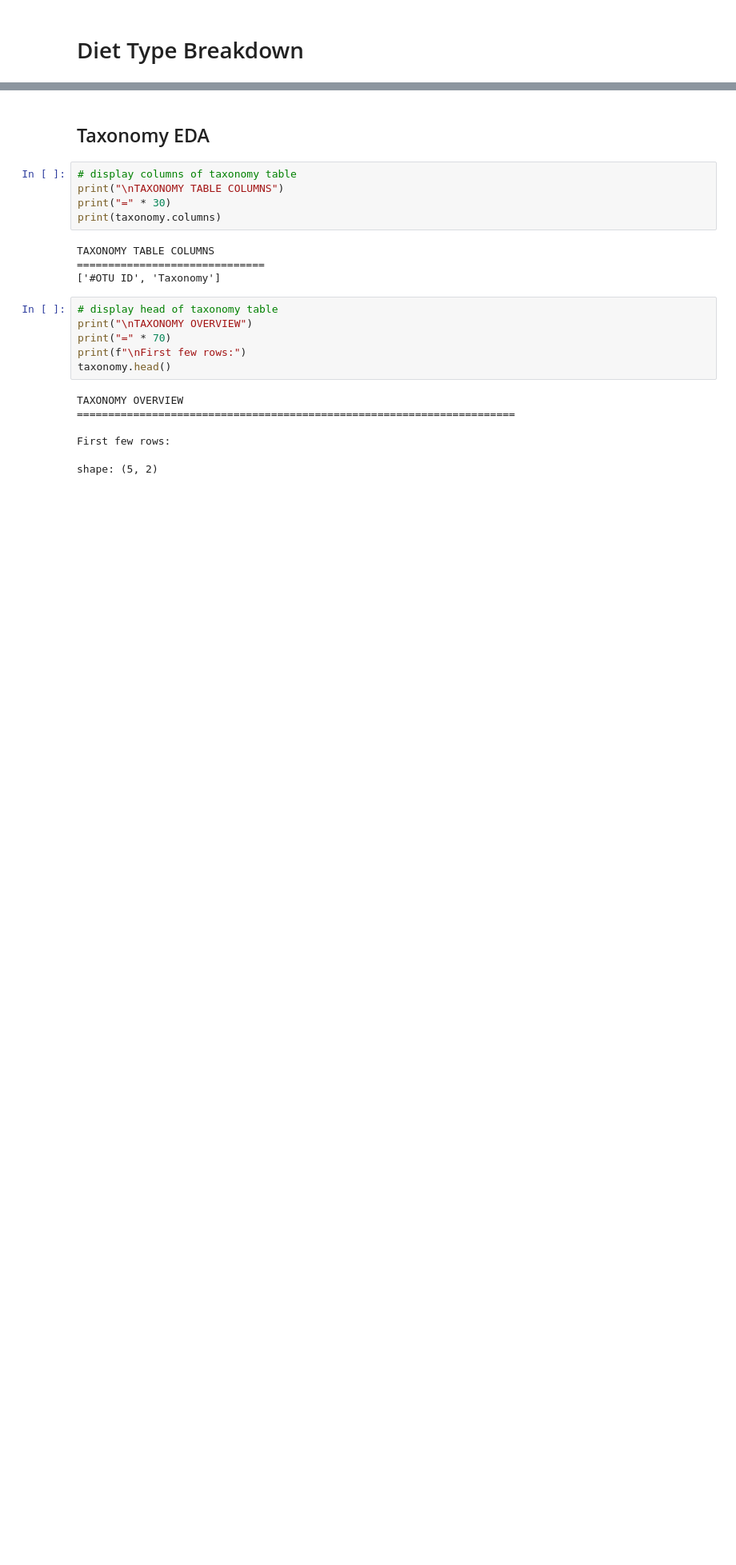
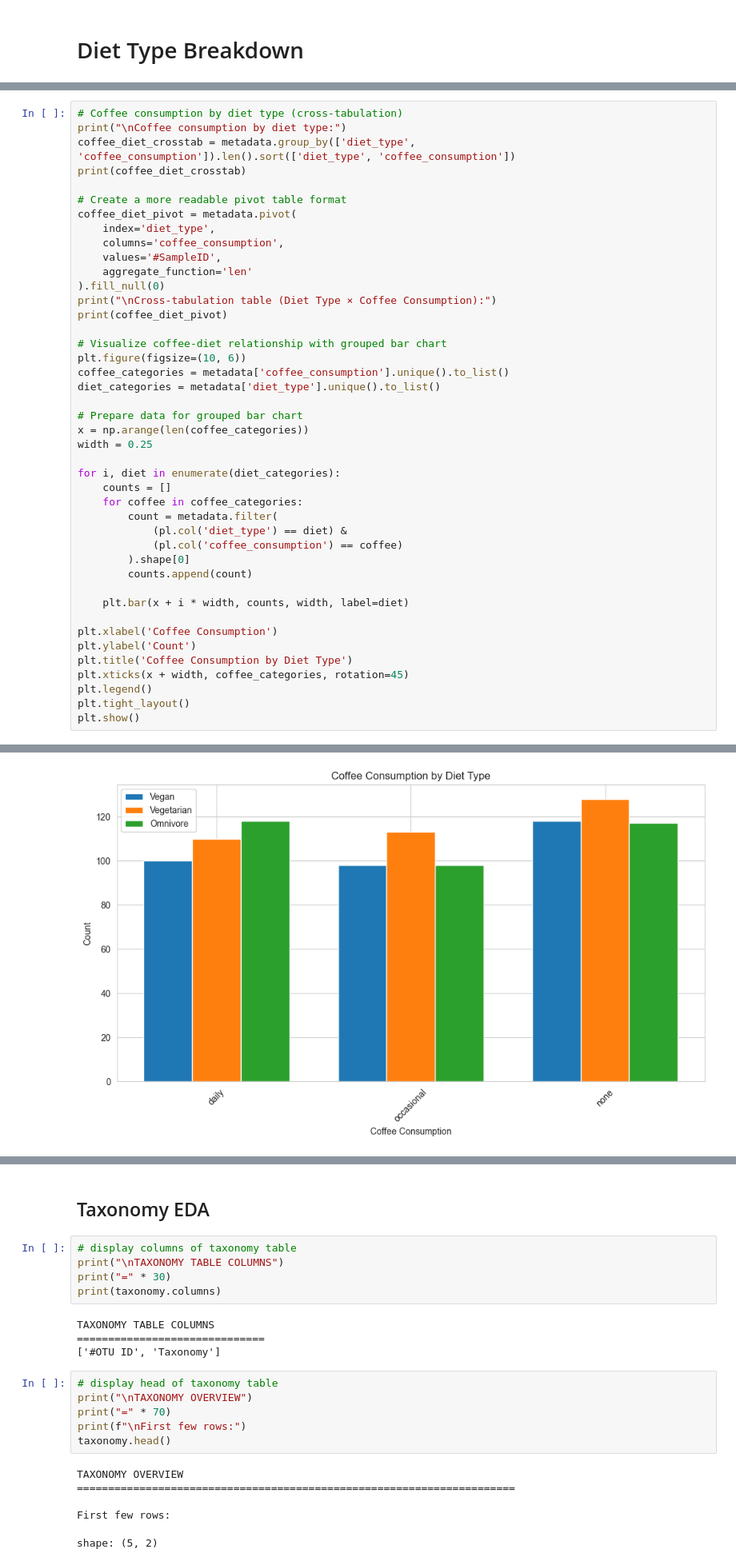
Before and after one commit to zkhechadoorian/coffee-gut-microbiome, a Jupyter notebook: notebooks/01_data_loading_qc.ipynb, the cells around one changed output, grey strips where cells are left out. Shown at 80% size. Cells and saved outputs as stored; diff of their text form; blank space fills up the shorter version.

```diff
--- a/notebooks/01_data_loading_qc.ipynb
+++ b/notebooks/01_data_loading_qc.ipynb
@@ -279,0 +422,44 @@ shape: (3, 4)
+# %%
+# Coffee consumption by diet type (cross-tabulation)
+print("\nCoffee consumption by diet type:")
+coffee_diet_crosstab = metadata.group_by(['diet_type', 'coffee_consumption']).len().sort(['diet_type', 'coffee_consumption'])
+print(coffee_diet_crosstab)
+
+# Create a more readable pivot table format
+coffee_diet_pivot = metadata.pivot(
+    index='diet_type',
+    columns='coffee_consumption',
+    values='#SampleID',
+    aggregate_function='len'
+).fill_null(0)
+print("\nCross-tabulation table (Diet Type × Coffee Consumption):")
+print(coffee_diet_pivot)
+
+# Visualize coffee-diet relationship with grouped bar chart
+plt.figure(figsize=(10, 6))
+coffee_categories = metadata['coffee_consumption'].unique().to_list()
+diet_categories = metadata['diet_type'].unique().to_list()
+
+# Prepare data for grouped bar chart
+x = np.arange(len(coffee_categories))
+width = 0.25
+
+for i, diet in enumerate(diet_categories):
+    counts = []
+    for coffee in coffee_categories:
+        count = metadata.filter(
+            (pl.col('diet_type') == diet) &
+            (pl.col('coffee_consumption') == coffee)
+        ).shape[0]
+        counts.append(count)
+
+    plt.bar(x + i * width, counts, width, label=diet)
+
+plt.xlabel('Coffee Consumption')
+plt.ylabel('Count')
+plt.title('Coffee Consumption by Diet Type')
+plt.xticks(x + width, coffee_categories, rotation=45)
+plt.legend()
+plt.tight_layout()
+plt.show()
+# %% [output]
@@ -279,0 +483 @@ shape: (3, 4)
+[figure, added]
```
Also changed, not shown: parts of 22 cells of this notebook.
